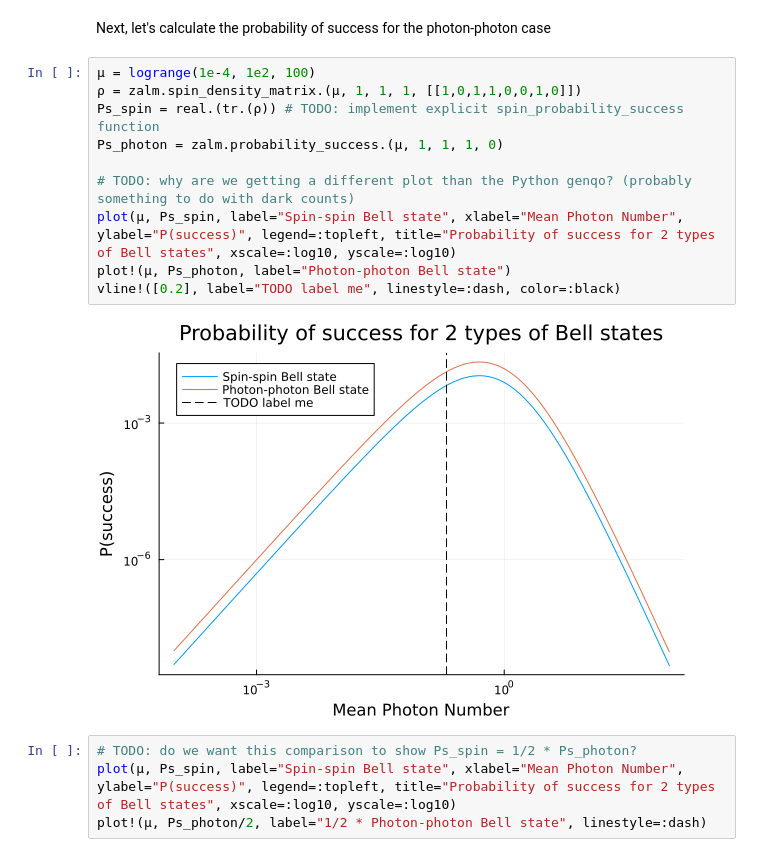
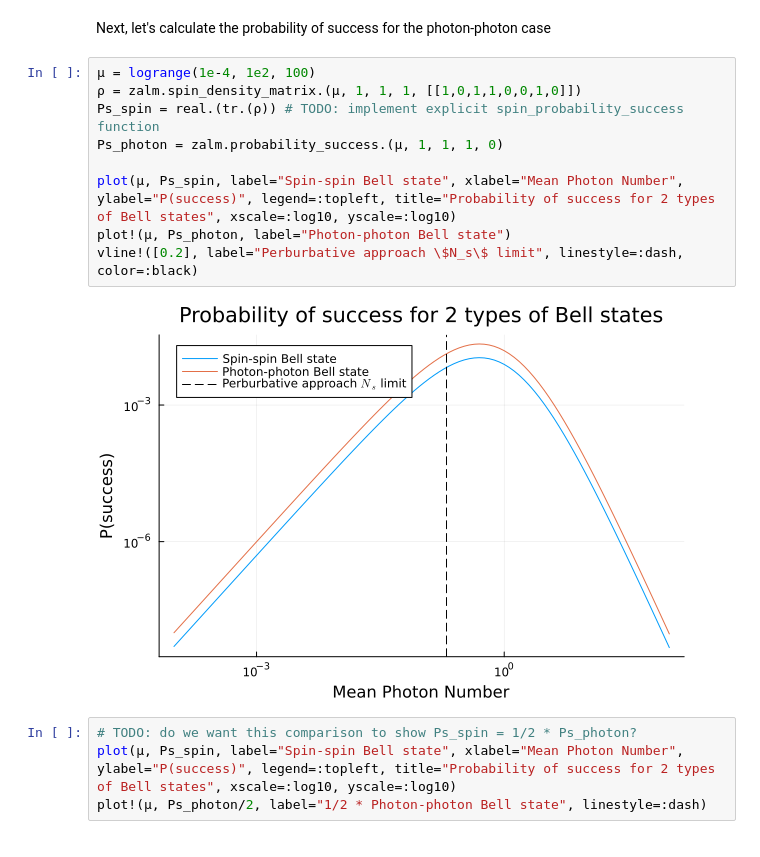
Before and after one commit to JacobGunnell/Genqo.jl, a Jupyter notebook: tutorial/hybrid_model_jl.ipynb, the cells around one changed output. Cells and saved outputs as stored; diff of their text form.

```diff
--- a/tutorial/hybrid_model_jl.ipynb
+++ b/tutorial/hybrid_model_jl.ipynb
@@ -245,15 +236,14 @@ Next, let's calculate the probability of success for the photon-photon case
 # %%
 μ = logrange(1e-4, 1e2, 100)
 ρ = zalm.spin_density_matrix.(μ, 1, 1, 1, [[1,0,1,1,0,0,1,0]])
 Ps_spin = real.(tr.(ρ)) # TODO: implement explicit spin_probability_success function
 Ps_photon = zalm.probability_success.(μ, 1, 1, 1, 0)
 
-# TODO: why are we getting a different plot than the Python genqo? (probably something to do with dark counts)
 plot(μ, Ps_spin, label="Spin-spin Bell state", xlabel="Mean Photon Number", ylabel="P(success)", legend=:topleft, title="Probability of success for 2 types of Bell states", xscale=:log10, yscale=:log10)
 plot!(μ, Ps_photon, label="Photon-photon Bell state")
-vline!([0.2], label="TODO label me", linestyle=:dash, color=:black)
+vline!([0.2], label="Perburbative approach \$N_s\$ limit", linestyle=:dash, color=:black)
 # %% [output]
-[figure, old version]
+[figure, new version]
 # %%
 # TODO: do we want this comparison to show Ps_spin = 1/2 * Ps_photon?
 plot(μ, Ps_spin, label="Spin-spin Bell state", xlabel="Mean Photon Number", ylabel="P(success)", legend=:topleft, title="Probability of success for 2 types of Bell states", xscale=:log10, yscale=:log10)
```
Also changed, not shown: parts of 4 cells of this notebook, 1 other file.
